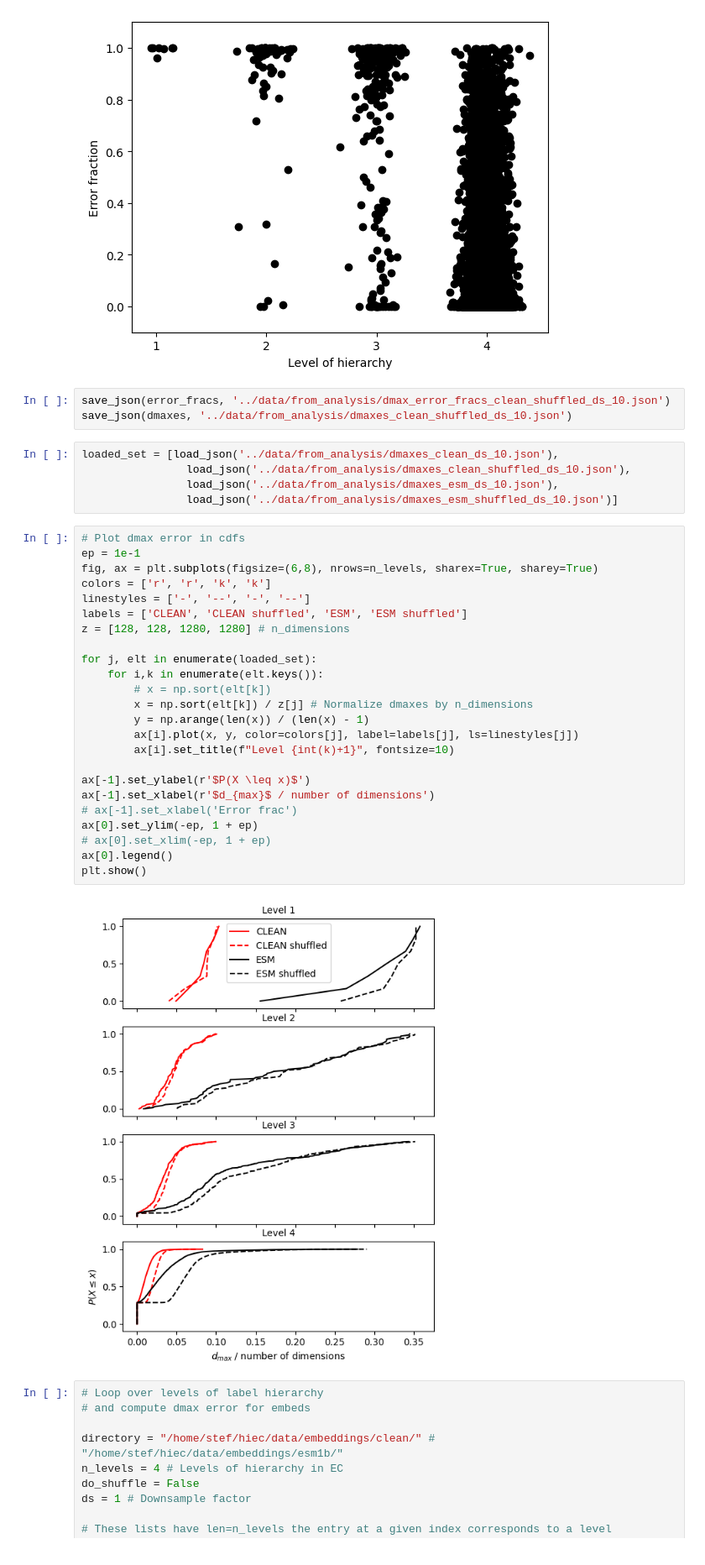
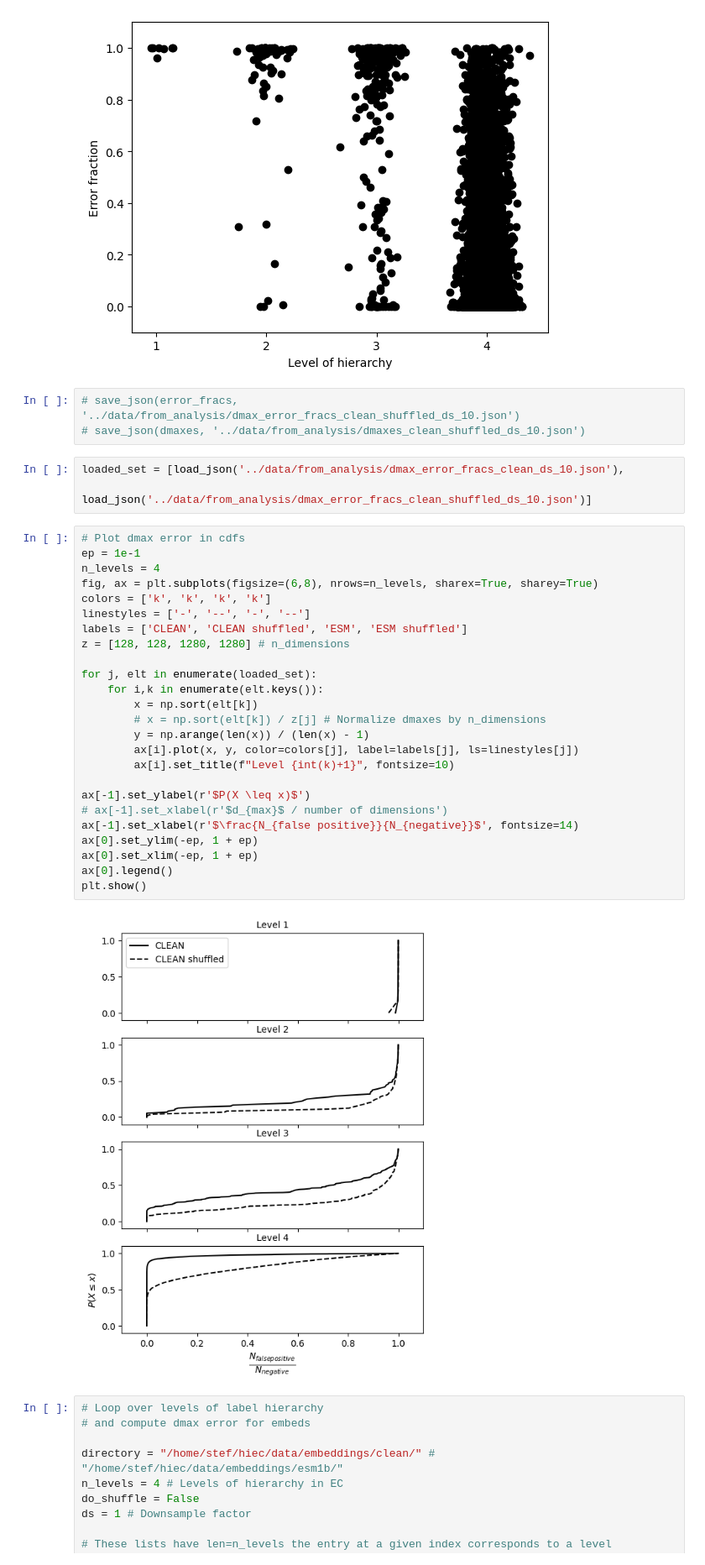
Before and after one commit to stefanpate/rcgnn, a Jupyter notebook: scripts/eval_metrics.ipynb, the cells around one changed output. Shown at 84% size. Saved outputs shown, nothing was run; the diff lists cells and outputs as text.

```diff
--- a/scripts/eval_metrics.ipynb
+++ b/scripts/eval_metrics.ipynb
@@ -364,39 +364,38 @@ plt.show()
 # %% [output]
 [figure]
 # %%
-save_json(error_fracs, '../data/from_analysis/dmax_error_fracs_clean_shuffled_ds_10.json')
-save_json(dmaxes, '../data/from_analysis/dmaxes_clean_shuffled_ds_10.json')
+# save_json(error_fracs, '../data/from_analysis/dmax_error_fracs_clean_shuffled_ds_10.json')
+# save_json(dmaxes, '../data/from_analysis/dmaxes_clean_shuffled_ds_10.json')
 # %%
-loaded_set = [load_json('../data/from_analysis/dmaxes_clean_ds_10.json'),
-                load_json('../data/from_analysis/dmaxes_clean_shuffled_ds_10.json'),
-                load_json('../data/from_analysis/dmaxes_esm_ds_10.json'),
-                load_json('../data/from_analysis/dmaxes_esm_shuffled_ds_10.json')]
+loaded_set = [load_json('../data/from_analysis/dmax_error_fracs_clean_ds_10.json'),
+                load_json('../data/from_analysis/dmax_error_fracs_clean_shuffled_ds_10.json')]
 # %%
 # Plot dmax error in cdfs
 ep = 1e-1
+n_levels = 4
 fig, ax = plt.subplots(figsize=(6,8), nrows=n_levels, sharex=True, sharey=True)
-colors = ['r', 'r', 'k', 'k']
+colors = ['k', 'k', 'k', 'k']
 linestyles = ['-', '--', '-', '--']
 labels = ['CLEAN', 'CLEAN shuffled', 'ESM', 'ESM shuffled']
 z = [128, 128, 1280, 1280] # n_dimensions
 
 for j, elt in enumerate(loaded_set):
     for i,k in enumerate(elt.keys()):
-        # x = np.sort(elt[k])
-        x = np.sort(elt[k]) / z[j] # Normalize dmaxes by n_dimensions
+        x = np.sort(elt[k])
+        # x = np.sort(elt[k]) / z[j] # Normalize dmaxes by n_dimensions
         y = np.arange(len(x)) / (len(x) - 1)
         ax[i].plot(x, y, color=colors[j], label=labels[j], ls=linestyles[j])
         ax[i].set_title(f"Level {int(k)+1}", fontsize=10)
 
 ax[-1].set_ylabel(r'$P(X \leq x)$')
-ax[-1].set_xlabel(r'$d_{max}$ / number of dimensions')
-# ax[-1].set_xlabel('Error frac')
+# ax[-1].set_xlabel(r'$d_{max}$ / number of dimensions')
+ax[-1].set_xlabel(r'$\frac{N_{false positive}}{N_{negative}}$', fontsize=14)
 ax[0].set_ylim(-ep, 1 + ep)
-# ax[0].set_xlim(-ep, 1 + ep)
+ax[0].set_xlim(-ep, 1 + ep)
 ax[0].legend()
 plt.show()
 # %% [output]
-[figure, old version]
+[figure, new version]
 # %%
 # Loop over levels of label hierarchy
 # and compute dmax error for embeds
```
Also changed, not shown: 8 other files.
